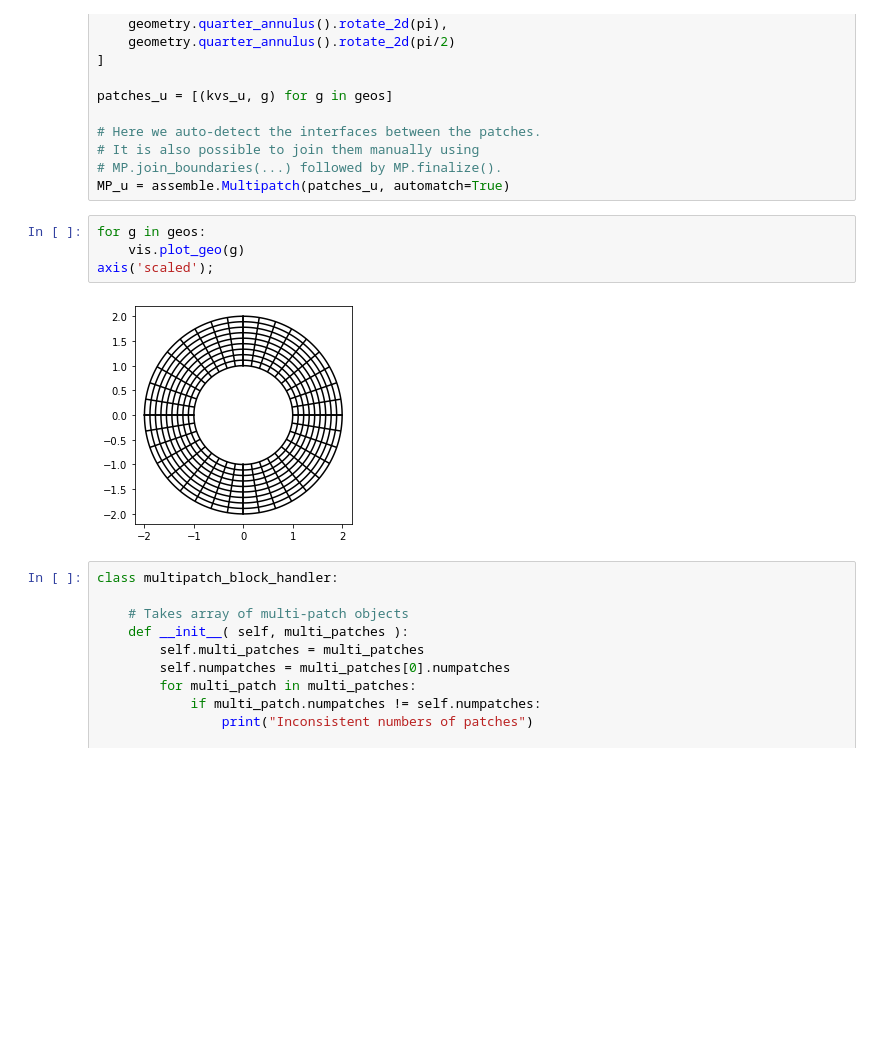
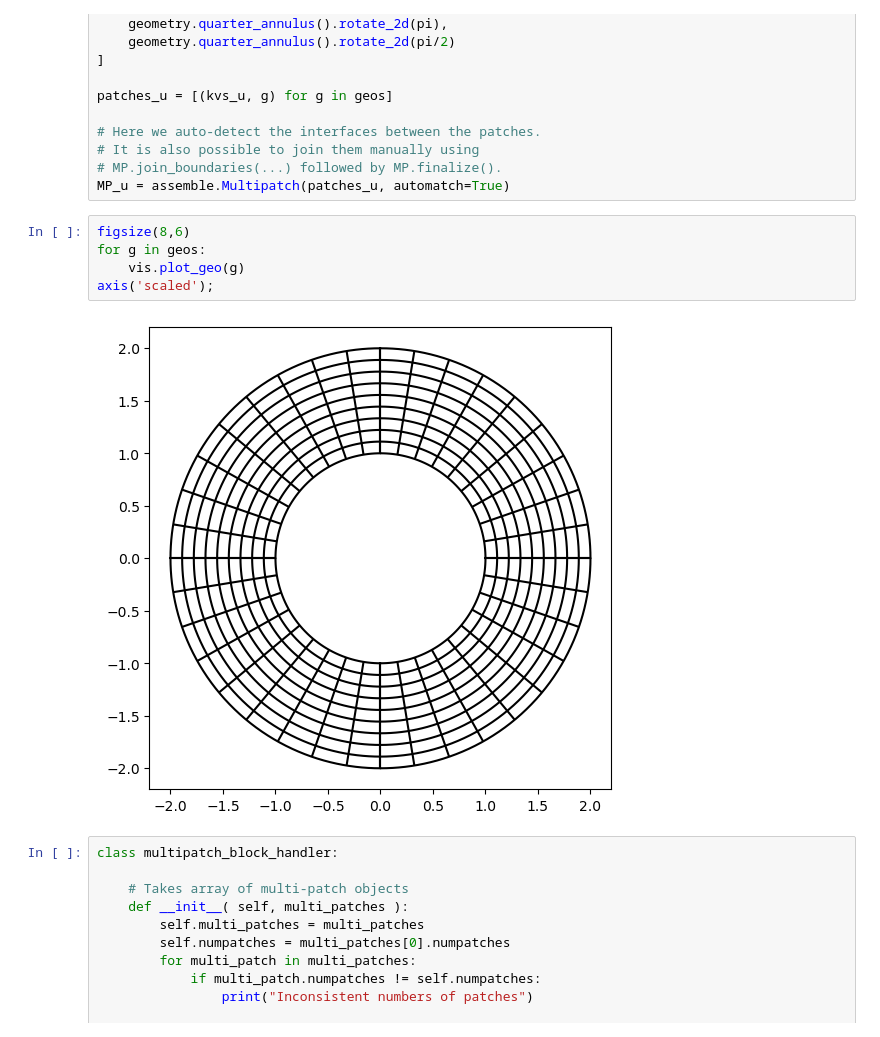
Before and after one commit to mh-0456/pyiga, a Jupyter notebook: notebooks/nonlinear_linesearch.ipynb, the cells around one changed output. Drawn from its saved outputs; the diff is of its cells as text; blank space fills up the shorter version.

```diff
--- a/notebooks/nonlinear_linesearch.ipynb
+++ b/notebooks/nonlinear_linesearch.ipynb
@@ -41,11 +42,12 @@ patches_u = [(kvs_u, g) for g in geos]
 # MP.join_boundaries(...) followed by MP.finalize().
 MP_u = assemble.Multipatch(patches_u, automatch=True)
 # %%
+figsize(8,6)
 for g in geos:
     vis.plot_geo(g)
 axis('scaled');
 # %% [output]
-[figure, old version]
+[figure, new version]
 # %%
 class multipatch_block_handler:
 
```
Also changed, not shown: parts of 23 cells of this notebook.
